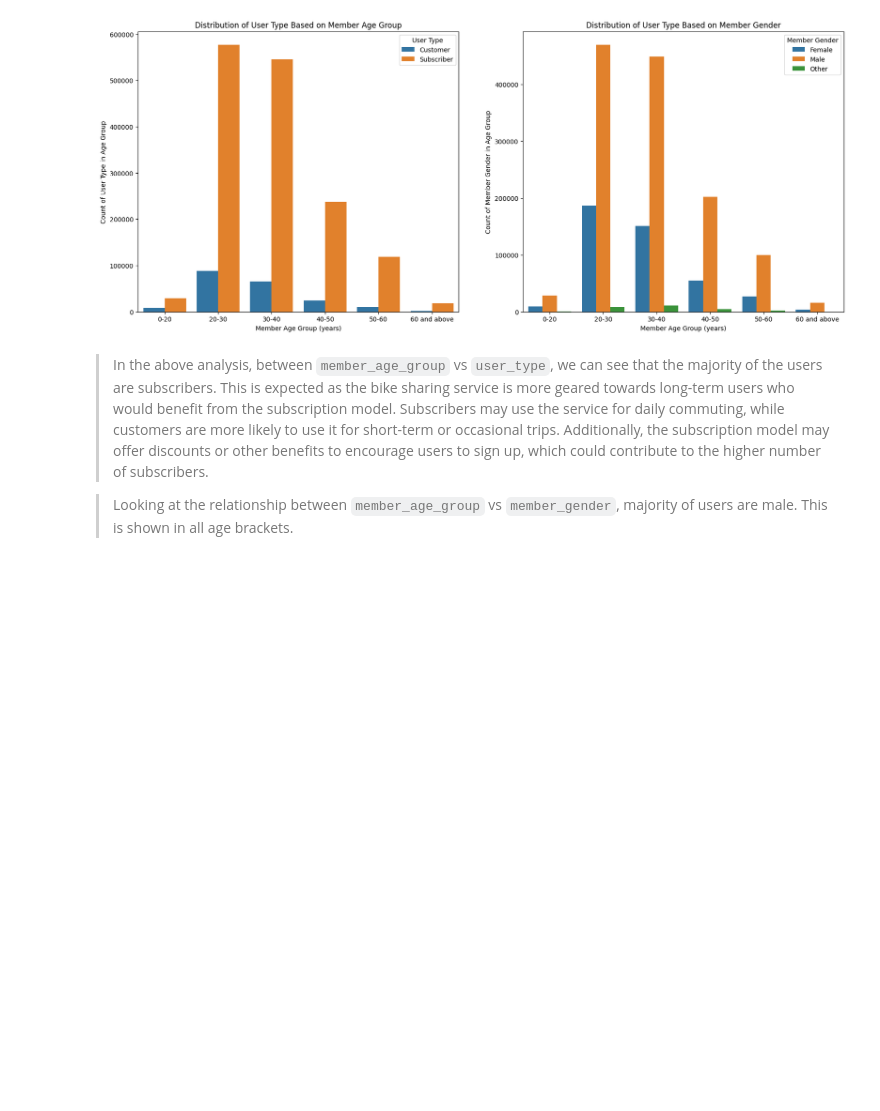
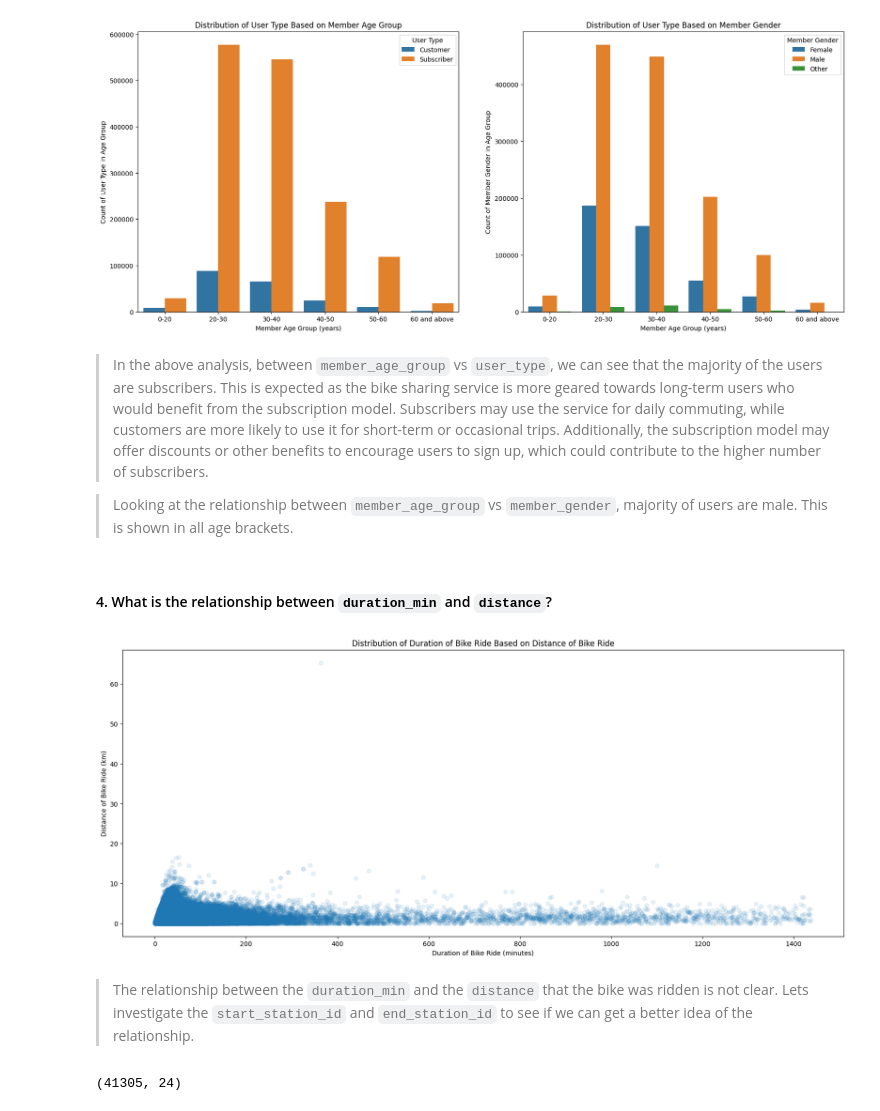
Before and after one commit to kisyular/data-visualization-project, a Jupyter notebook: Part_I_exploration.ipynb, the cells around one changed output. Cells and saved outputs as stored; diff of their text form; code cells hidden in the pictures; blank space fills up the shorter version.

Commit message:
FEAT: BIVARARIATE EXPLORATION: CODE FOR RELATIONSHIP BETWEEN DURATION OF RIDE IN MINUTES AND DISTANCE TRAVELLED

```diff
--- a/Part_I_exploration.ipynb
+++ b/Part_I_exploration.ipynb
@@ -984,3 +984,22 @@ plot_bivariate_countplot(
 > In the above analysis, between `member_age_group` vs `user_type`, we can see that the majority of the users are subscribers. This is expected as the bike sharing service is more geared towards long-term users who would benefit from the subscription model. Subscribers may use the service for daily commuting, while customers are more likely to use it for short-term or occasional trips. Additionally, the subscription model may offer discounts or other benefits to encourage users to sign up, which could contribute to the higher number of subscribers.
 
 > Looking at the relationship between  `member_age_group` vs `member_gender`, majority of users are male. This is shown in all age brackets.
+# %% [markdown]
+#### 4. What is the relationship between `duration_min` and `distance`?
+# %%
+# Plot the relationship between `duration_min` and `distance_km` using a scatter plot
+plt.figure(figsize=[20, 8])
+sb.regplot(data=cc_bike_data, x='duration_min', y='distance', fit_reg=False, scatter_kws={'alpha':0.1})
+plt.xlabel('Duration of Bike Ride (minutes)')
+plt.ylabel('Distance of Bike Ride (km)')
+plt.title('Distribution of Duration of Bike Ride Based on Distance of Bike Ride');
+# %% [output]
+[figure, added]
+# %% [markdown]
+> The relationship between the `duration_min` and the `distance` that the bike was ridden is not clear. Lets investigate the `start_station_id` and `end_station_id` to see if we can get a better idea of the relationship.
+# %%
+# Select the subset of data where start station and end station are the same
+same_station = cc_bike_data[cc_bike_data['start_station_id'] == cc_bike_data['end_station_id']]
+same_station.shape
+# %% [output]
+(41305, 24)
```
Also changed, not shown: parts of 4 cells of this notebook.
